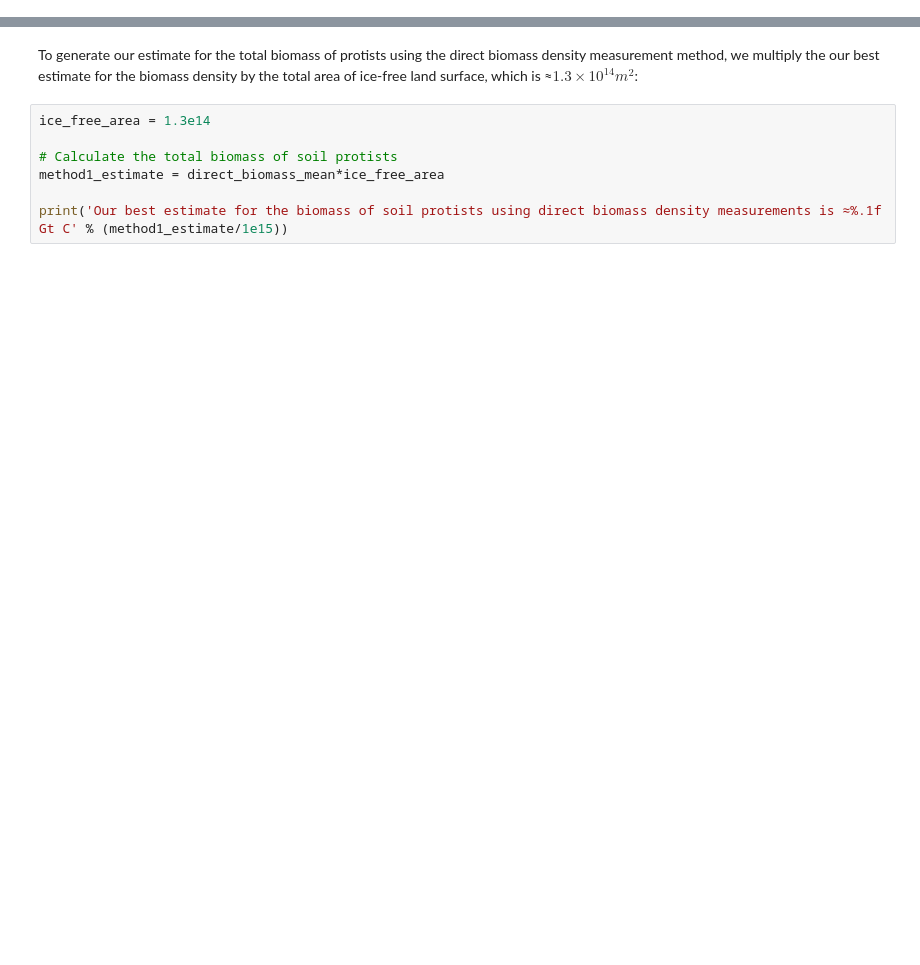
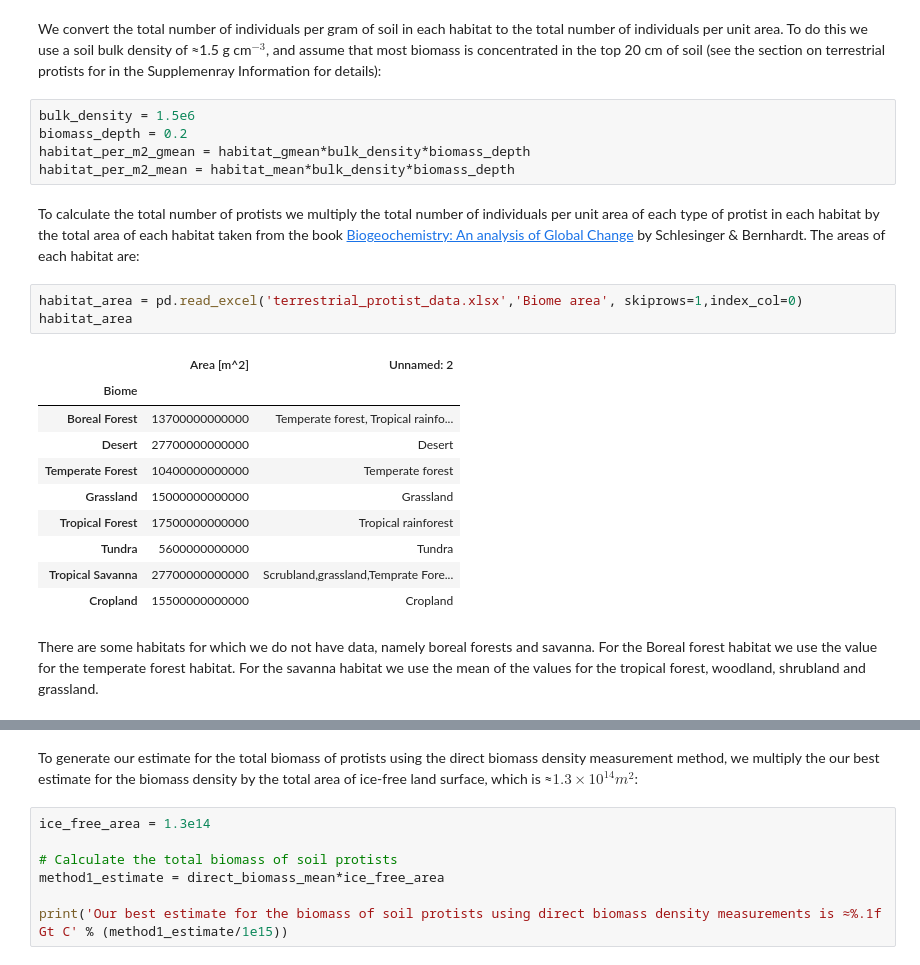
Before and after one commit to yinonbaron/biomass_distribution, a Jupyter notebook: protists/terrestrial_protists/terrestrial_protists.ipynb, the cells around one changed output, grey strips where cells are left out. Drawn from its saved outputs; the diff is of its cells as text; blank space fills up the shorter version.

```diff
--- a/protists/terrestrial_protists/terrestrial_protists.ipynb
+++ b/protists/terrestrial_protists/terrestrial_protists.ipynb
@@ -34,0 +93,25 @@ To generate our best estimate based on this method, we first calculate the geome
+# %% [markdown]
+We convert the total number of individuals per gram of soil in each habitat to the total number of individuals per unit area. To do this we use a soil bulk density of ≈1.5 g cm$^{-3}$, and assume that most biomass is concentrated in the top 20 cm of soil (see the section on terrestrial protists for in the Supplemenray Information for details):
+# %%
+bulk_density = 1.5e6
+biomass_depth = 0.2
+habitat_per_m2_gmean = habitat_gmean*bulk_density*biomass_depth
+habitat_per_m2_mean = habitat_mean*bulk_density*biomass_depth
+# %% [markdown]
+To calculate the total number of protists we multiply the total number of individuals per unit area of each type of protist in each habitat by the total area of each habitat taken from the book [Biogeochemistry: An analysis of Global Change](https://www.sciencedirect.com/science/book/9780123858740) by Schlesinger & Bernhardt. The areas of each habitat are:
+# %%
+habitat_area = pd.read_excel('terrestrial_protist_data.xlsx','Biome area', skiprows=1,index_col=0)
+habitat_area
+# %% [output]
+|  | Area [m^2] | Unnamed: 2 |
+| Biome |  |  |
+| Boreal Forest | 13700000000000 | Temperate forest, Tropical rainfo... |
+| Desert | 27700000000000 | Desert |
+| Temperate Forest | 10400000000000 | Temperate forest |
+| Grassland | 15000000000000 | Grassland |
+| Tropical Forest | 17500000000000 | Tropical rainforest |
+| Tundra | 5600000000000 | Tundra |
+| Tropical Savanna | 27700000000000 | Scrubland,grassland,Temprate Fore... |
+| Cropland | 15500000000000 | Cropland |
+# %% [markdown]
+There are some habitats for which we do not have data, namely boreal forests and savanna. For the Boreal forest habitat we use the value for the temperate forest habitat. For the savanna habitat we use the mean of the values for the tropical forest, woodland, shrubland and grassland.
```
Also changed, not shown: parts of 56 cells of this notebook, 4 other files.
